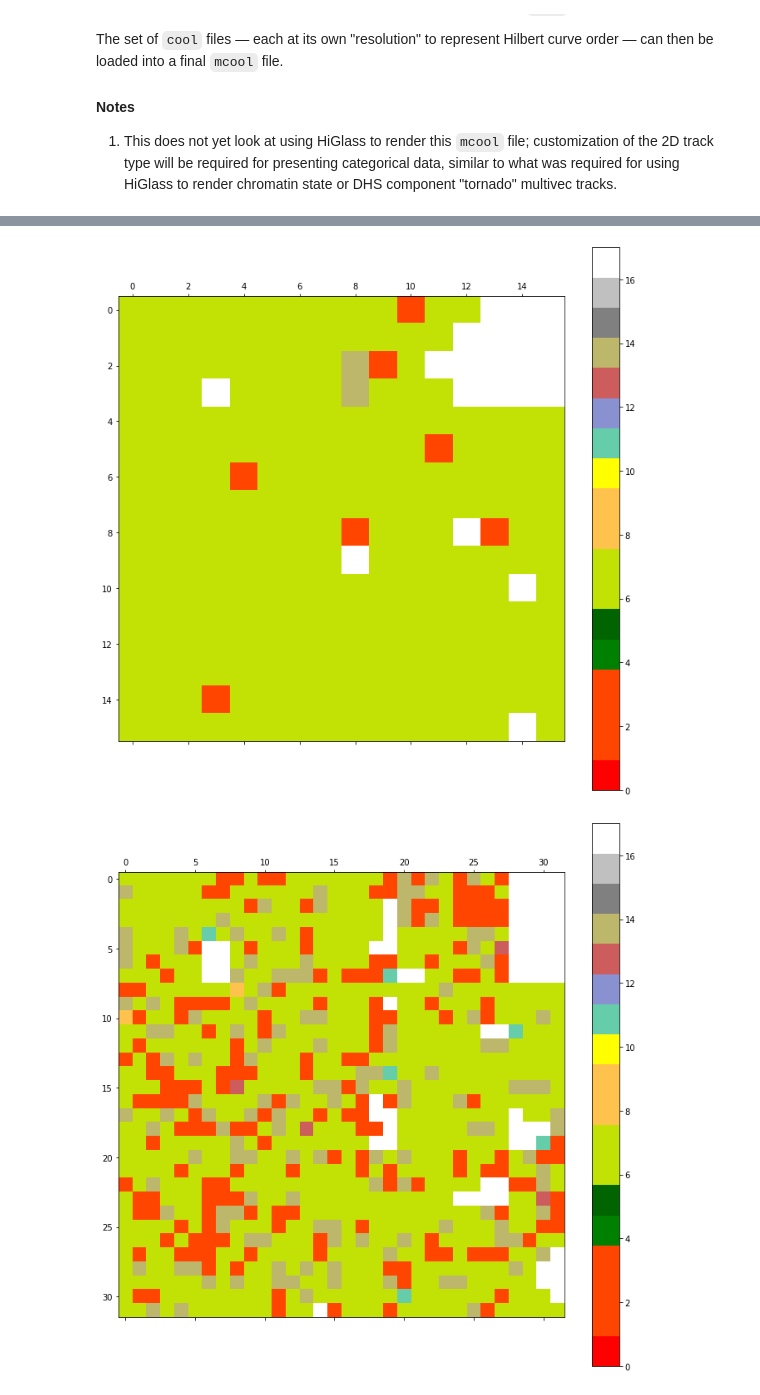
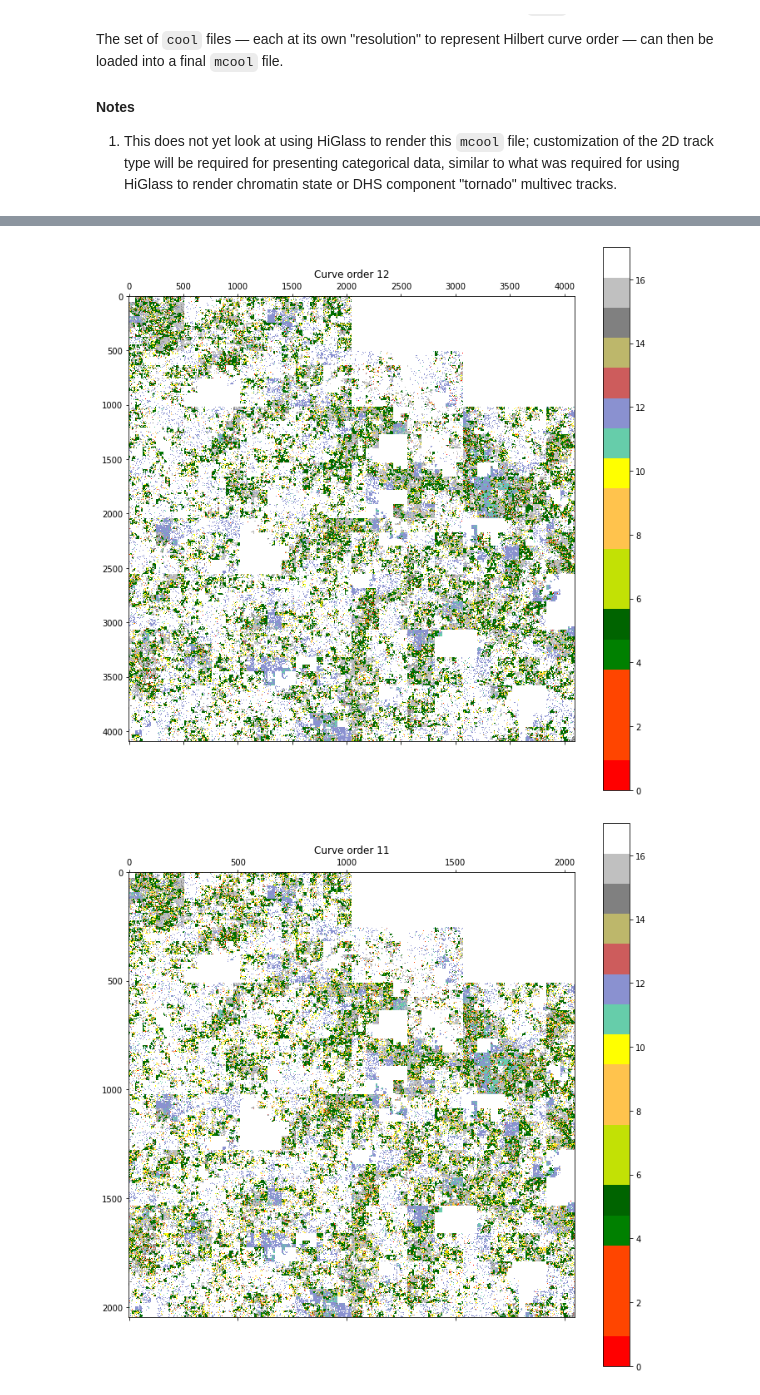
Before and after one commit to alexpreynolds/hilbert-genome-cooler, a Jupyter notebook: HilbertGenomeCooler.ipynb, the cells around one changed output, grey strips where cells are left out. Drawn from its saved outputs; the diff is of its cells as text; code cells hidden in the pictures.

Commit message:
Updated notebook + output, added React viewer skeleton

```diff
--- a/HilbertGenomeCooler.ipynb
+++ b/HilbertGenomeCooler.ipynb
@@ -53,6 +53,7 @@ data_dir = 'hilbert_genome_cooler_data'
 if not os.path.exists(data_dir):
     os.makedirs(data_dir)
 mcool_fn = os.path.join(data_dir, 'signal.mcool')
+chromsizes_fn = os.path.join(data_dir, 'chromsizes.txt')
 # %%
 #
 # ref. /net/seq/data/projects/Epilogos
@@ -72,14 +73,17 @@ if not os.path.exists(signal_local_fn):
     except requests.exceptions.RequestException as e:
         raise SystemExit(e)
 # %%
-co_min = 4
-co_max = 10
+curve_order_min = 4
+curve_order_max = 12
+pseudo_chromosome_name = 'hilbert{}'.format(curve_order_max)
 # %%
 hgo = hg.HilbertGenome(assembly="hg38",
                        input_signal_fn=signal_local_fn,
                        input_signal_categories=signal_categories,
                        input_signal_resolution=signal_resolution,
-                       curve_order_min=co_min,
-                       curve_order_max=co_max,
-                       output_mcool_fn=mcool_fn)
+                       curve_order_min=curve_order_min,
+                       curve_order_max=curve_order_max,
+                       output_mcool_fn=mcool_fn,
+                       output_chromsizes_fn=chromsizes_fn,
+                       pseudo_chromosome_name=pseudo_chromosome_name)
 # %% [output]
@@ -110,8 +115,8 @@ hgo.cooler_info_for_curve_order(8)
  'storage-mode': 'square',
  'sum': 649171}
 # %%
-for co in range(co_min, co_max):
+for co in range(curve_order_max, curve_order_min-1, -1):
     hgo.cooler_plot_for_curve_order(co)
 # %% [output]
-[figure, old version]
+[figure, new version]
-[figure, old version]
+[figure, new version]
```
Also changed, not shown: parts of 4 cells of this notebook, 19 other files.
